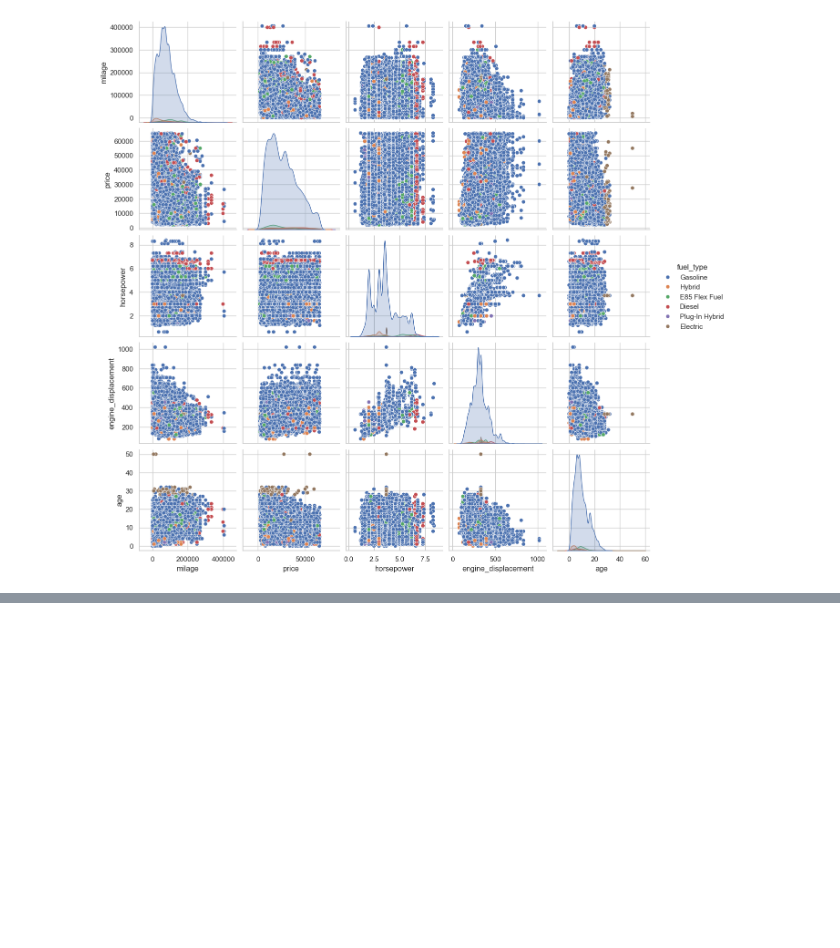
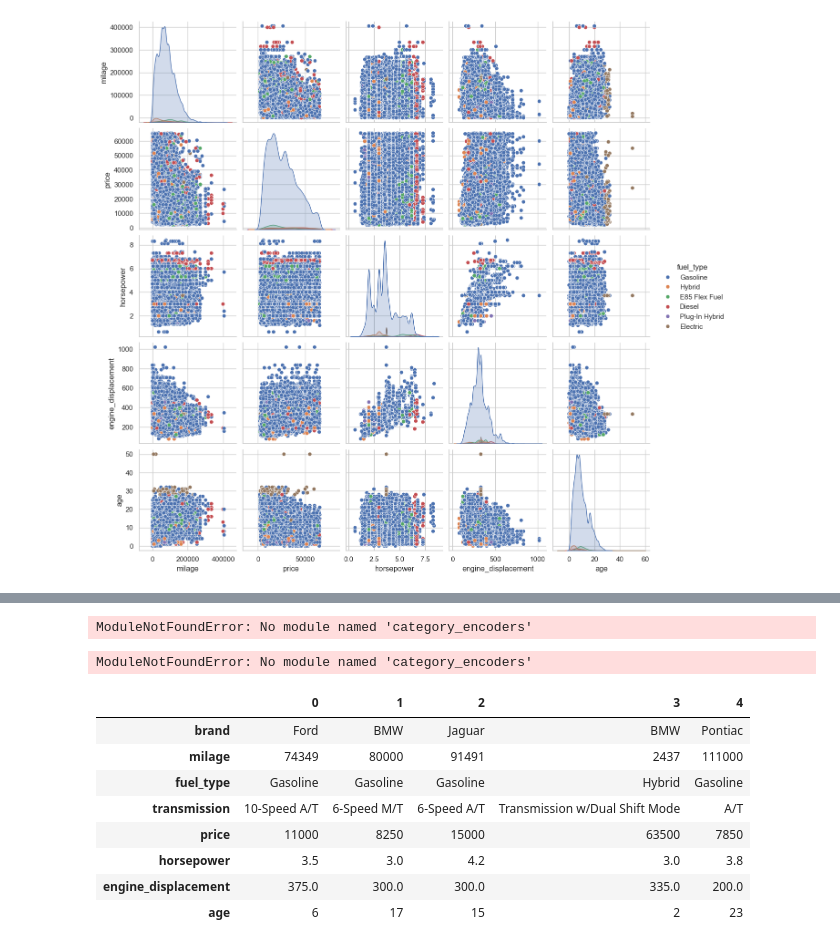
Before and after one commit to othnielche/KaggleX-Skill-Assessment-Challenge-2024, a Jupyter notebook: KaggleX challenge.ipynb, the cells around one changed output, grey strips where cells are left out. Cells and saved outputs as stored; diff of their text form; code cells hidden in the pictures; blank space fills up the shorter version.

```diff
--- a/KaggleX challenge.ipynb
+++ b/KaggleX challenge.ipynb
@@ -592,0 +656,38 @@ plt.xticks(rotation=45)
+# %%
+# import category encoders
+
+from category_encoders import TargetEncoder
+encoder = TargetEncoder(cols =['fuel_type'])
+train_data['fuel_type_target'] = encoder.fit_transform(train_data.fuel_type, train_data.price)
+train_data.head()
+# %% [output]
+ModuleNotFoundError: No module named 'category_encoders'
+# %%
+from category_encoders import TargetEncoder
+
+# Sample data (replace with your data)
+data = pd.DataFrame({'category': ['A', 'B', 'A', 'C', 'B'],
+                     'target': [10, 20, 15, 25, 18]})
+
+# Create the target encoder
+encoder = TargetEncoder(cols='category', target='target')
+
+# Encode the categorical feature
+encoded_data = encoder.fit_transform(data)
+print(encoded_data)
+# %% [output]
+ModuleNotFoundError: No module named 'category_encoders'
+# %%
+train_cpy = train_data.copy()
+# %%
+train_cpy.head().T
+# %% [output]
+|  | 0 | 1 | 2 | 3 | 4 |
+| brand | Ford | BMW | Jaguar | BMW | Pontiac |
+| milage | 74349 | 80000 | 91491 | 2437 | 111000 |
+| fuel_type | Gasoline | Gasoline | Gasoline | Hybrid | Gasoline |
+| transmission | 10-Speed A/T | 6-Speed M/T | 6-Speed A/T | Transmission w/Dual Shift Mode | A/T |
+| price | 11000 | 8250 | 15000 | 63500 | 7850 |
+| horsepower | 3.5 | 3.0 | 4.2 | 3.0 | 3.8 |
+| engine_displacement | 375.0 | 300.0 | 300.0 | 335.0 | 200.0 |
+| age | 6 | 17 | 15 | 2 | 23 |
```
Also changed, not shown: parts of 15 cells of this notebook.
